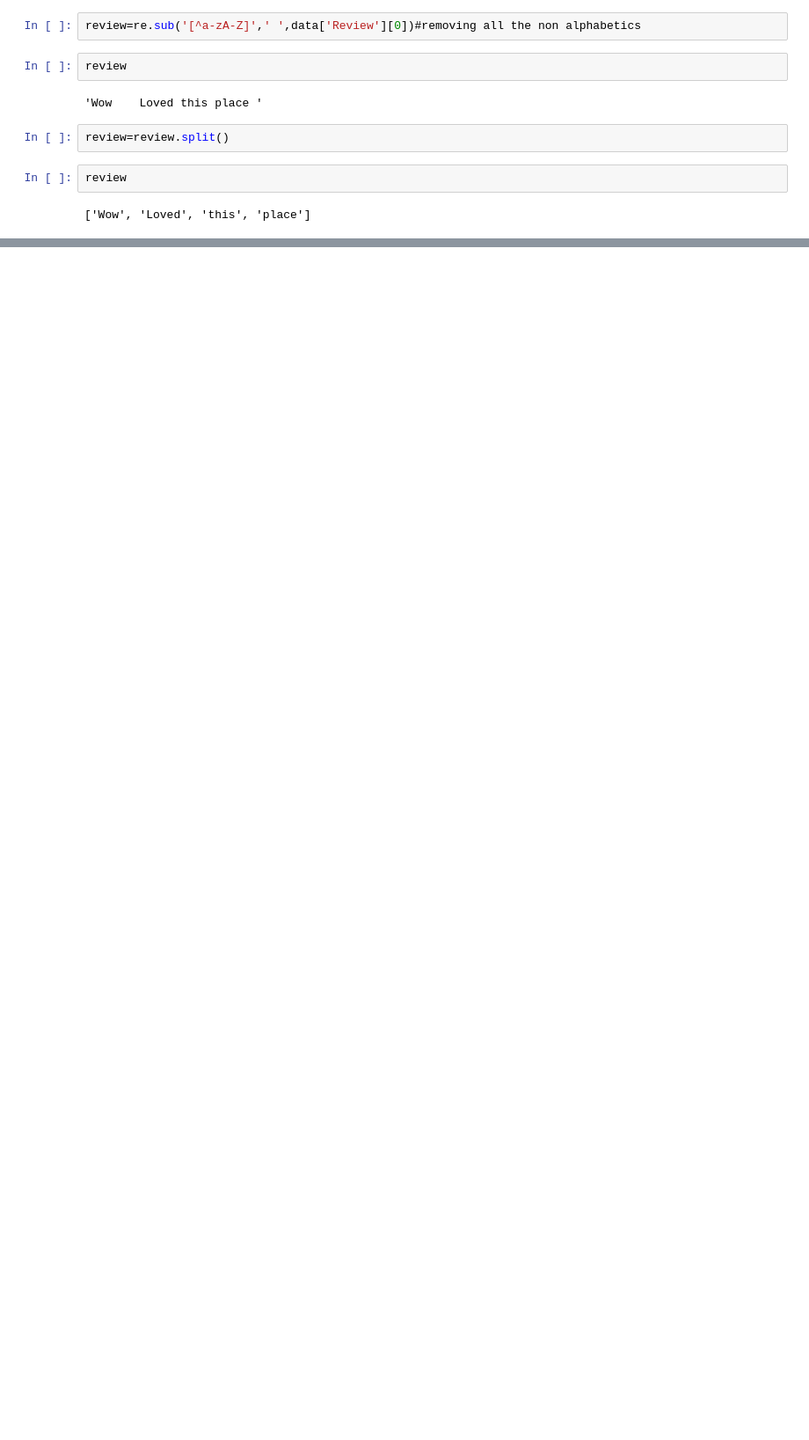
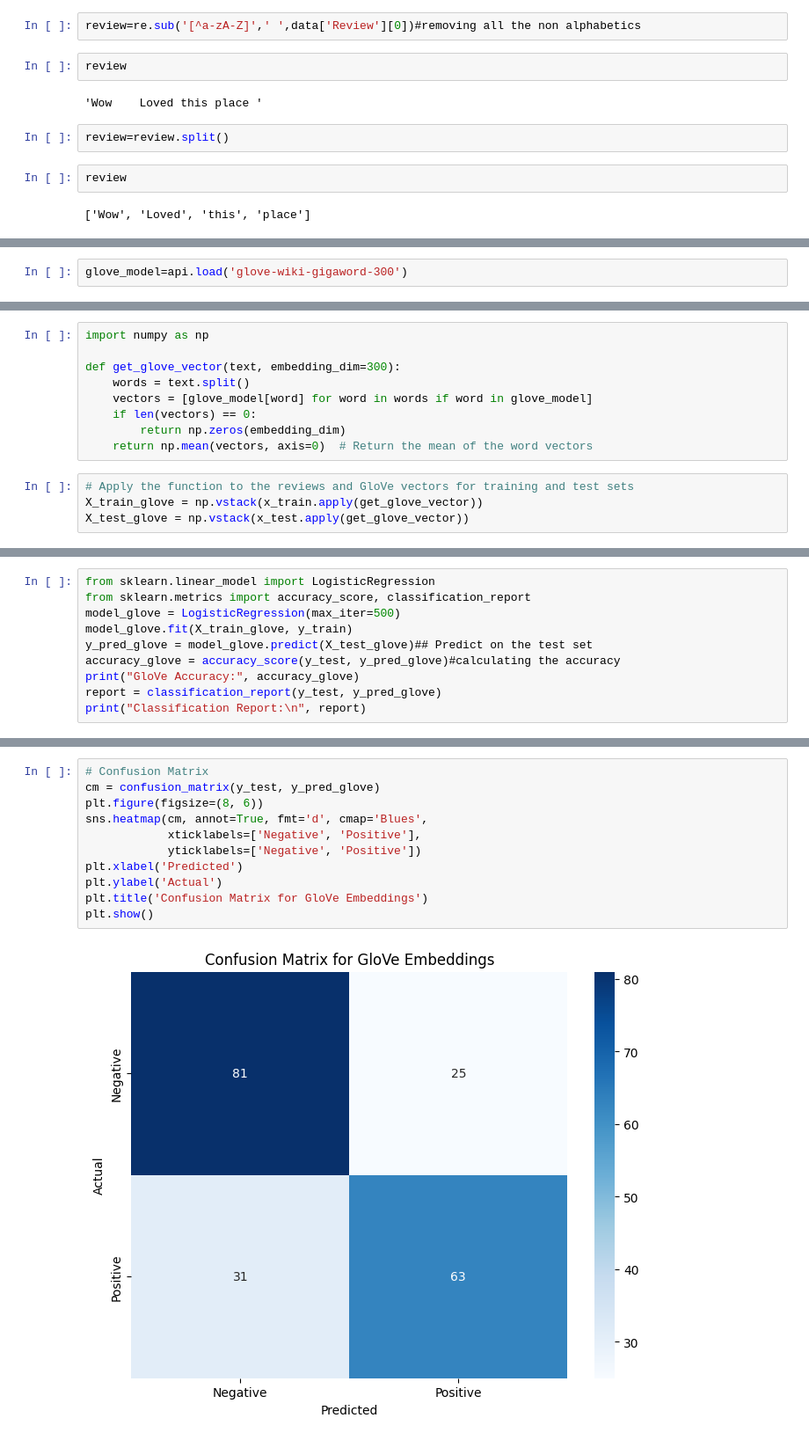
Before and after one commit to MathalinAK/NLP, a Jupyter notebook: food_review.ipynb, the cells around one changed output, grey strips where cells are left out. Shown: that part at 88% size. Drawn from its saved outputs; the diff is of its cells as text; blank space fills up the shorter version.

```diff
--- a/food_review.ipynb
+++ b/food_review.ipynb
@@ -141,0 +361,2 @@ review
+# %%
+glove_model=api.load('glove-wiki-gigaword-300')
@@ -141,0 +367,13 @@ review
+# %%
+import numpy as np
+
+def get_glove_vector(text, embedding_dim=300):
+    words = text.split()
+    vectors = [glove_model[word] for word in words if word in glove_model]
+    if len(vectors) == 0:
+        return np.zeros(embedding_dim)
+    return np.mean(vectors, axis=0)  # Return the mean of the word vectors
+# %%
+# Apply the function to the reviews and GloVe vectors for training and test sets
+X_train_glove = np.vstack(x_train.apply(get_glove_vector))
+X_test_glove = np.vstack(x_test.apply(get_glove_vector))
@@ -141,0 +382,10 @@ review
+# %%
+from sklearn.linear_model import LogisticRegression
+from sklearn.metrics import accuracy_score, classification_report
+model_glove = LogisticRegression(max_iter=500)
+model_glove.fit(X_train_glove, y_train)
+y_pred_glove = model_glove.predict(X_test_glove)## Predict on the test set
+accuracy_glove = accuracy_score(y_test, y_pred_glove)#calculating the accuracy
+print("GloVe Accuracy:", accuracy_glove)
+report = classification_report(y_test, y_pred_glove)
+print("Classification Report:\n", report)
@@ -141,0 +428,13 @@ review
+# %%
+# Confusion Matrix
+cm = confusion_matrix(y_test, y_pred_glove)
+plt.figure(figsize=(8, 6))
+sns.heatmap(cm, annot=True, fmt='d', cmap='Blues',
+            xticklabels=['Negative', 'Positive'],
+            yticklabels=['Negative', 'Positive'])
+plt.xlabel('Predicted')
+plt.ylabel('Actual')
+plt.title('Confusion Matrix for GloVe Embeddings')
+plt.show()
+# %% [output]
+[figure, added]
```
Also changed, not shown: parts of 64 cells of this notebook.
